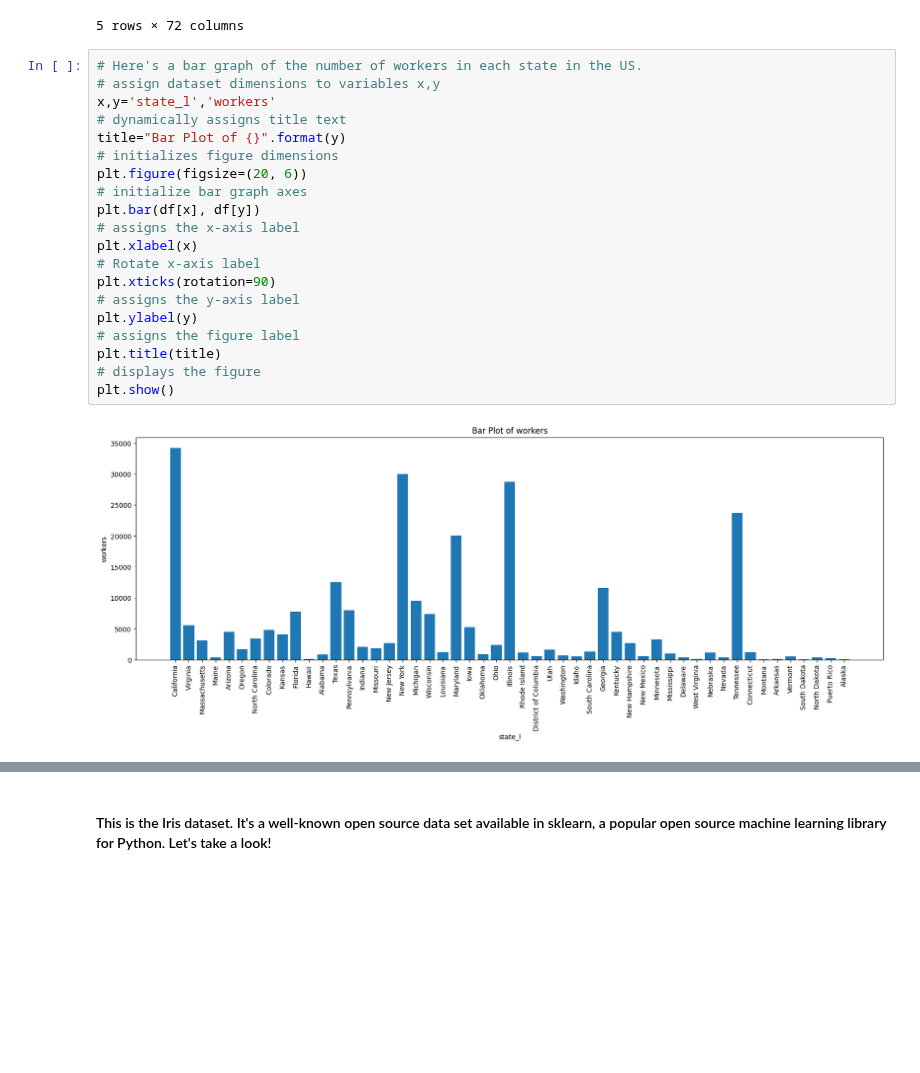
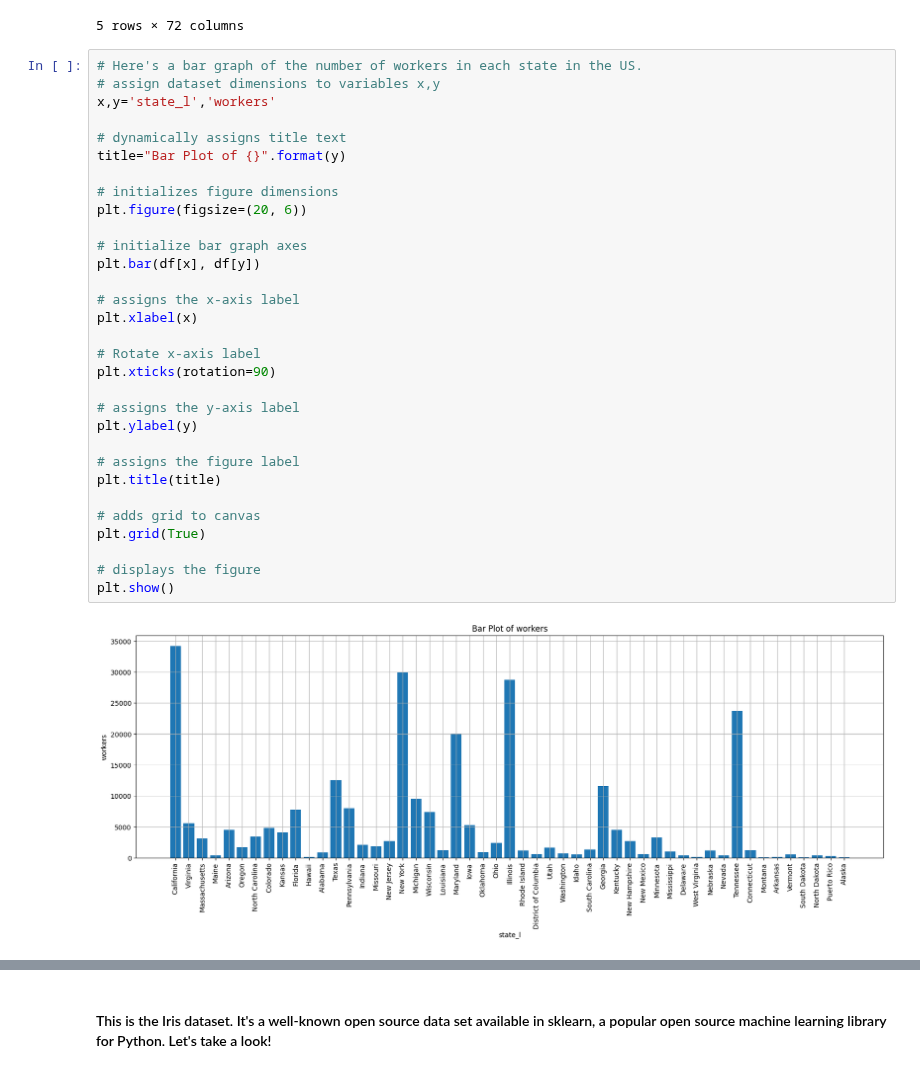
Before and after one commit to VipDataTool/Jupyter_Notebook_Demo, a Jupyter notebook: Demo_AI_Notebook.ipynb, the cells around one changed output, grey strips where cells are left out. Cells and saved outputs as stored; diff of their text form; blank space fills up the shorter version.

```diff
--- a/Demo_AI_Notebook.ipynb
+++ b/Demo_AI_Notebook.ipynb
@@ -163,25 +159,36 @@ gf.describe().head()
 # %%
 # Here's a bar graph of the number of workers in each state in the US.
 # assign dataset dimensions to variables x,y
 x,y='state_l','workers'
+
 # dynamically assigns title text
 title="Bar Plot of {}".format(y)
+
 # initializes figure dimensions
 plt.figure(figsize=(20, 6))
+
 # initialize bar graph axes
 plt.bar(df[x], df[y])
+
 # assigns the x-axis label
 plt.xlabel(x)
+
 # Rotate x-axis label
 plt.xticks(rotation=90)
+
 # assigns the y-axis label
 plt.ylabel(y)
+
 # assigns the figure label
 plt.title(title)
+
+# adds grid to canvas
+plt.grid(True)
+
 # displays the figure
 plt.show()
 # %% [output]
-[figure, old version]
+[figure, new version]
 # %%
 # Here's a bar graph of the number of workers in each state in the US.
 # assign dataset dimensions to variables x,y
```
Also changed, not shown: parts of 8 cells of this notebook.
